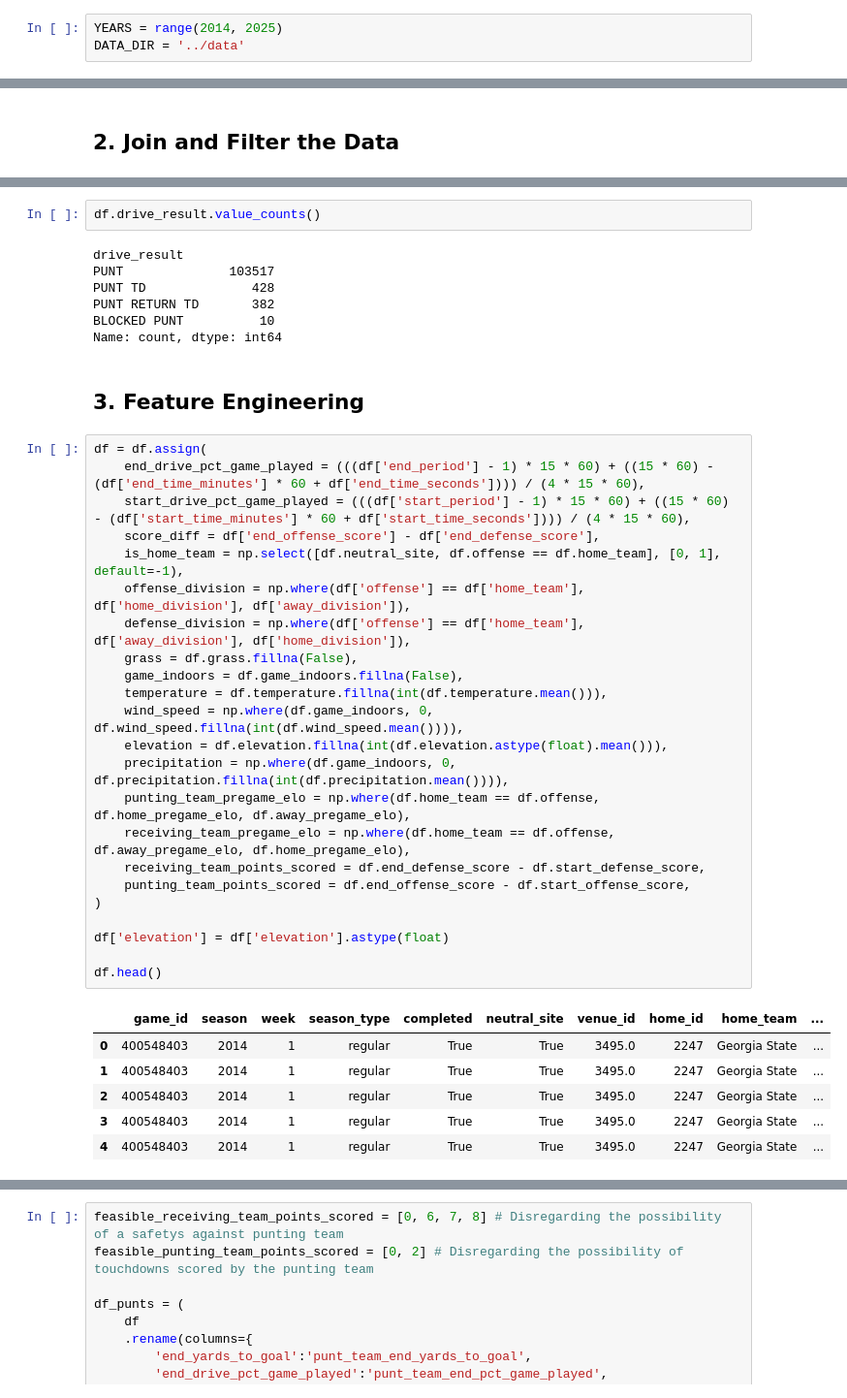
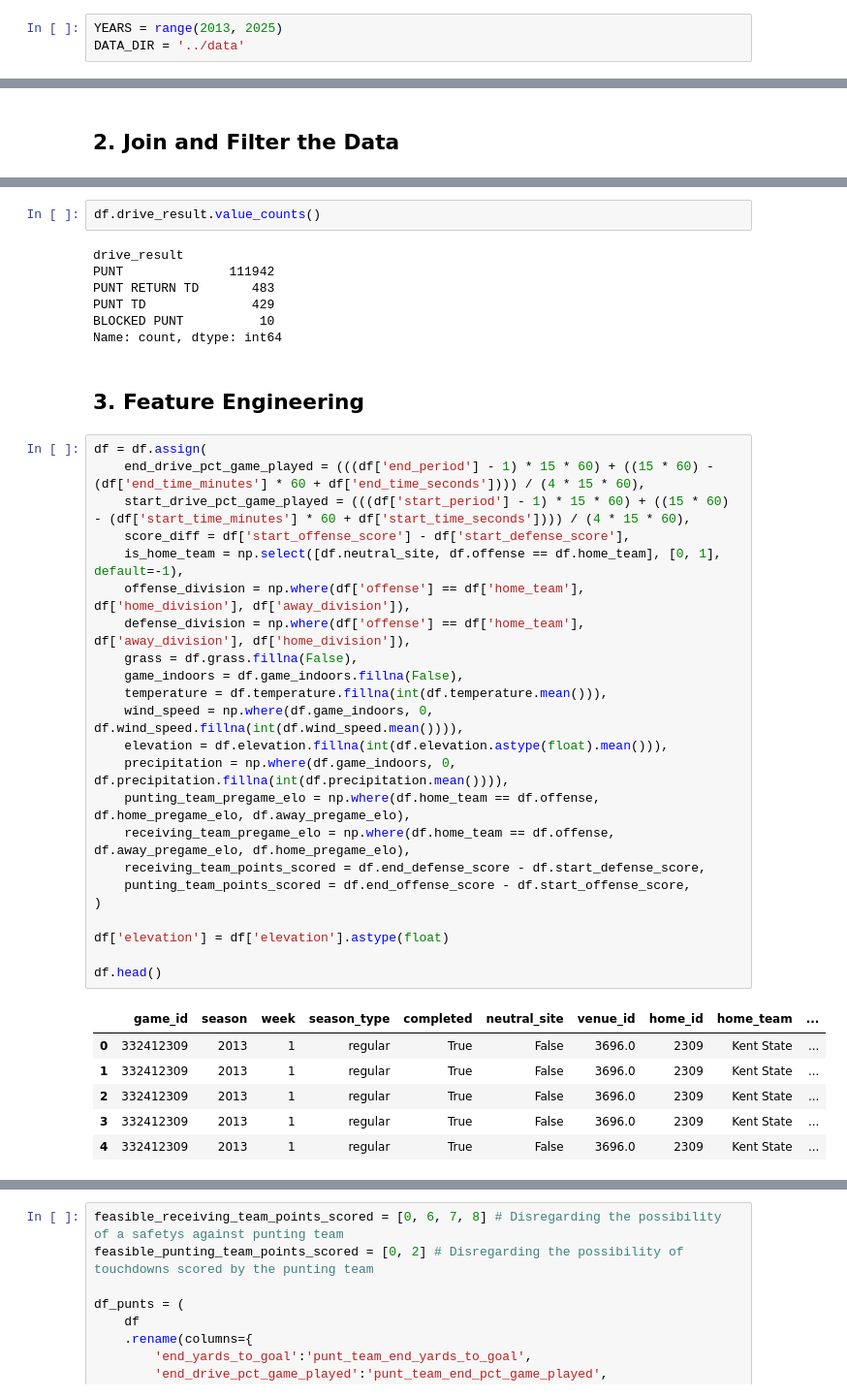
Before and after one commit to lneuendorf/4th-down-models, a Jupyter notebook: notebooks/punt_return_model.ipynb, the cells around one changed output, grey strips where cells are left out. Shown at 97% size. Cells and saved outputs as stored; diff of their text form.

```diff
--- a/notebooks/punt_return_model.ipynb
+++ b/notebooks/punt_return_model.ipynb
@@ -27,7 +27,7 @@ with open('../config.json') as f:
 # %% [markdown]
 ## 1. Load the Data
 # %%
-YEARS = range(2014, 2025)
+YEARS = range(2013, 2025)
 DATA_DIR = '../data'
 # %%
 def convert_to_snake_case(cols):
@@ -307,9 +310,9 @@ df.head()
 df.drive_result.value_counts()
 # %% [output]
 drive_result
-PUNT              103517
-PUNT TD              428
-PUNT RETURN TD       382
+PUNT              111942
+PUNT RETURN TD       483
+PUNT TD              429
 BLOCKED PUNT          10
 Name: count, dtype: int64
 # %% [markdown]
@@ -317,33 +320,33 @@ Name: count, dtype: int64
 # %%
 df = df.assign(
     end_drive_pct_game_played = (((df['end_period'] - 1) * 15 * 60) + ((15 * 60) - (df['end_time_minutes'] * 60 + df['end_time_seconds']))) / (4 * 15 * 60),
     start_drive_pct_game_played = (((df['start_period'] - 1) * 15 * 60) + ((15 * 60) - (df['start_time_minutes'] * 60 + df['start_time_seconds']))) / (4 * 15 * 60),
-    score_diff = df['end_offense_score'] - df['end_defense_score'],
+    score_diff = df['start_offense_score'] - df['start_defense_score'],
     is_home_team = np.select([df.neutral_site, df.offense == df.home_team], [0, 1], default=-1),
     offense_division = np.where(df['offense'] == df['home_team'], df['home_division'], df['away_division']),
     defense_division = np.where(df['offense'] == df['home_team'], df['away_division'], df['home_division']),
     grass = df.grass.fillna(False),
     game_indoors = df.game_indoors.fillna(False),
     temperature = df.temperature.fillna(int(df.temperature.mean())),
     wind_speed = np.where(df.game_indoors, 0, df.wind_speed.fillna(int(df.wind_speed.mean()))),
     elevation = df.elevation.fillna(int(df.elevation.astype(float).mean())),
     precipitation = np.where(df.game_indoors, 0, df.precipitation.fillna(int(df.precipitation.mean()))),
     punting_team_pregame_elo = np.where(df.home_team == df.offense, df.home_pregame_elo, df.away_pregame_elo),
     receiving_team_pregame_elo = np.where(df.home_team == df.offense, df.away_pregame_elo, df.home_pregame_elo),
     receiving_team_points_scored = df.end_defense_score - df.start_defense_score,
     punting_team_points_scored = df.end_offense_score - df.start_offense_score,
 )
 
 df['elevation'] = df['elevation'].astype(float)
 
 df.head()
 # %% [output]
 |  | game_id | season | week | season_type | completed | neutral_site | venue_id | home_id | home_team | ... |
-| 0 | 400548403 | 2014 | 1 | regular | True | True | 3495.0 | 2247 | Georgia State | ... |
-| 1 | 400548403 | 2014 | 1 | regular | True | True | 3495.0 | 2247 | Georgia State | ... |
-| 2 | 400548403 | 2014 | 1 | regular | True | True | 3495.0 | 2247 | Georgia State | ... |
-| 3 | 400548403 | 2014 | 1 | regular | True | True | 3495.0 | 2247 | Georgia State | ... |
-| 4 | 400548403 | 2014 | 1 | regular | True | True | 3495.0 | 2247 | Georgia State | ... |
+| 0 | 332412309 | 2013 | 1 | regular | True | False | 3696.0 | 2309 | Kent State | ... |
+| 1 | 332412309 | 2013 | 1 | regular | True | False | 3696.0 | 2309 | Kent State | ... |
+| 2 | 332412309 | 2013 | 1 | regular | True | False | 3696.0 | 2309 | Kent State | ... |
+| 3 | 332412309 | 2013 | 1 | regular | True | False | 3696.0 | 2309 | Kent State | ... |
+| 4 | 332412309 | 2013 | 1 | regular | True | False | 3696.0 | 2309 | Kent State | ... |
 # %%
 df.head()
 # %% [output]
```
Also changed, not shown: parts of 32 cells of this notebook, 1 other file.
